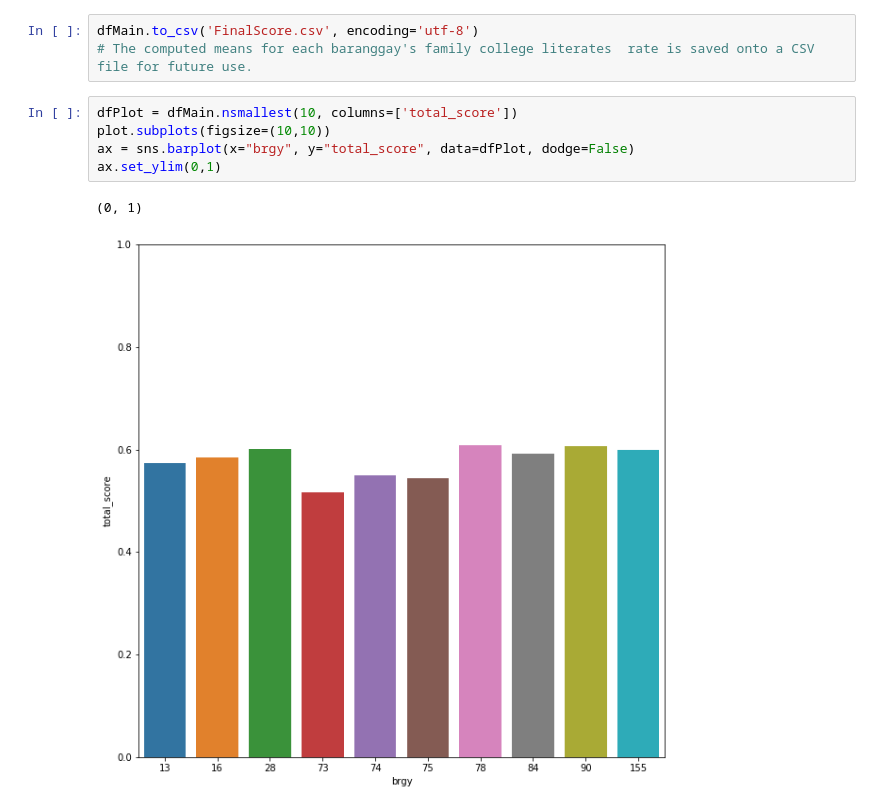
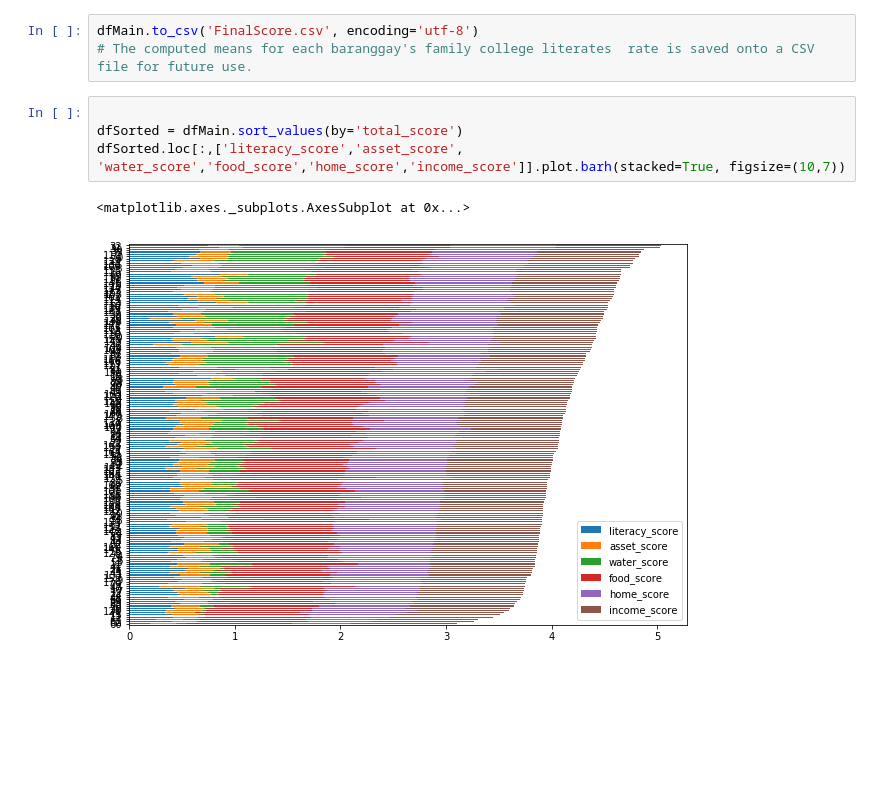
Before and after one commit to christianalderite/DATASCI-Final-Project, a Jupyter notebook: DATASCI Project Total Score.ipynb, the cells around one changed output. Drawn from its saved outputs; the diff is of its cells as text; blank space fills up the shorter version.

```diff
--- a/DATASCI Project Total Score.ipynb
+++ b/DATASCI Project Total Score.ipynb
@@ -106,11 +125,10 @@ plot.show()
 # %%
 dfMain.to_csv('FinalScore.csv', encoding='utf-8')
 # The computed means for each baranggay's family college literates  rate is saved onto a CSV file for future use.
-# %%
-dfPlot = dfMain.nsmallest(10, columns=['total_score'])
-plot.subplots(figsize=(10,10))
-ax = sns.barplot(x="brgy", y="total_score", data=dfPlot, dodge=False)
-ax.set_ylim(0,1)
-# %% [output]
-(0, 1)
-[figure, removed]
+# %%
+
+dfSorted = dfMain.sort_values(by='total_score')
+dfSorted.loc[:,['literacy_score','asset_score', 'water_score','food_score','home_score','income_score']].plot.barh(stacked=True, figsize=(10,7))
+# %% [output]
+<matplotlib.axes._subplots.AxesSubplot at 0x...>
+[figure, added]
```
Also changed, not shown: parts of 1 cell of this notebook.
